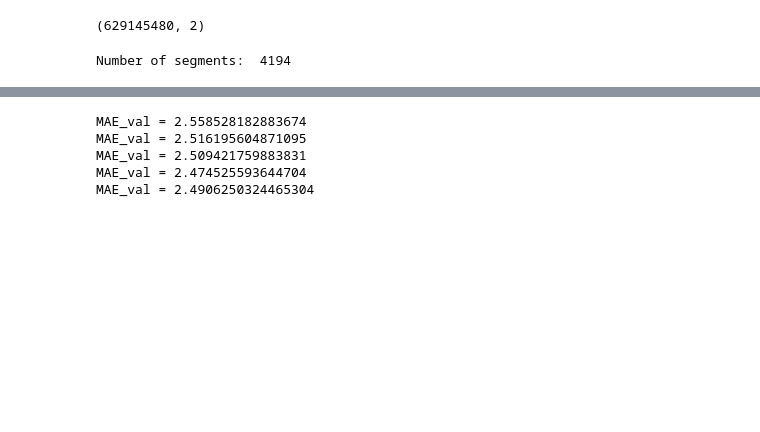
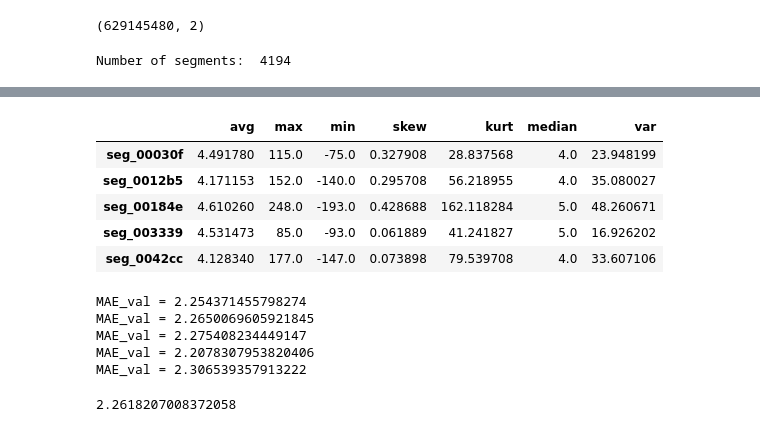
Before and after one commit to rszymani/kaggle-LANL-Earthquake-Prediction, a Jupyter notebook: StarterCodeTree.ipynb, the cells around one changed output, grey strips where cells are left out. Cells and saved outputs as stored; diff of their text form; code cells hidden in the pictures; blank space fills up the shorter version.

```diff
--- a/StarterCodeTree.ipynb
+++ b/StarterCodeTree.ipynb
@@ -44,3 +66,12 @@ for seg_id in tqdm_notebook(range(segments)):
+# %%
+test_df.head()
+# %% [output]
+|  | avg | max | min | skew | kurt | median | var |
+| seg_00030f | 4.491780 | 115.0 | -75.0 | 0.327908 | 28.837568 | 4.0 | 23.948199 |
+| seg_0012b5 | 4.171153 | 152.0 | -140.0 | 0.295708 | 56.218955 | 4.0 | 35.080027 |
+| seg_00184e | 4.610260 | 248.0 | -193.0 | 0.428688 | 162.118284 | 5.0 | 48.260671 |
+| seg_003339 | 4.531473 | 85.0 | -93.0 | 0.061889 | 41.241827 | 5.0 | 16.926202 |
+| seg_0042cc | 4.128340 | 177.0 | -147.0 | 0.073898 | 79.539708 | 4.0 | 33.607106 |
 # %%
 n_fold = 5
 folds = KFold(n_splits=n_fold, shuffle=True, random_state=42)
@@ -49,21 +80,29 @@ tree_clf = DecisionTreeRegressor(max_depth=8)
 # %%
 features_importance = pd.DataFrame({"features":train_X.columns,
                                     "importance":np.zeros(train_X.columns.shape[0])})
+predictions = pd.DataFrame({"seg_id":test_df.index,"time_to_failure":np.zeros(test_df.shape[0])})
+oof = np.zeros(segments)
 for train_idx,val_idx in folds.split(train_X,train_y):
     X_train,y_train = train_X.iloc[train_idx],train_y.iloc[train_idx]
     X_val,y_val = train_X.iloc[val_idx],train_y.iloc[val_idx]
 
     tree_clf.fit(X_train,y_train)
-    preds = tree_clf.predict(X_val)
+
+    oof[val_idx] = tree_clf.predict(X_val)
 
     features_importance["importance"] += tree_clf.feature_importances_
+    predictions["time_to_failure"] += tree_clf.predict(test_df)
 
-    print("MAE_val = {}".format(mean_absolute_error(y_val,preds)))
+    print("MAE_val = {}".format(mean_absolute_error(y_val,oof[val_idx])))
 # %% [output]
-MAE_val = 2.558528182883674
-MAE_val = 2.516195604871095
-MAE_val = 2.509421759883831
-MAE_val = 2.474525593644704
-MAE_val = 2.4906250324465304
+MAE_val = 2.254371455798274
+MAE_val = 2.2650069605921845
+MAE_val = 2.275408234449147
+MAE_val = 2.2078307953820406
+MAE_val = 2.306539357913222
+# %%
+mean_absolute_error(train_y,oof)
+# %% [output]
+2.2618207008372058
 # %%
 features_importance["importance"] = features_importance["importance"]/5
```
Also changed, not shown: parts of 6 cells of this notebook.
